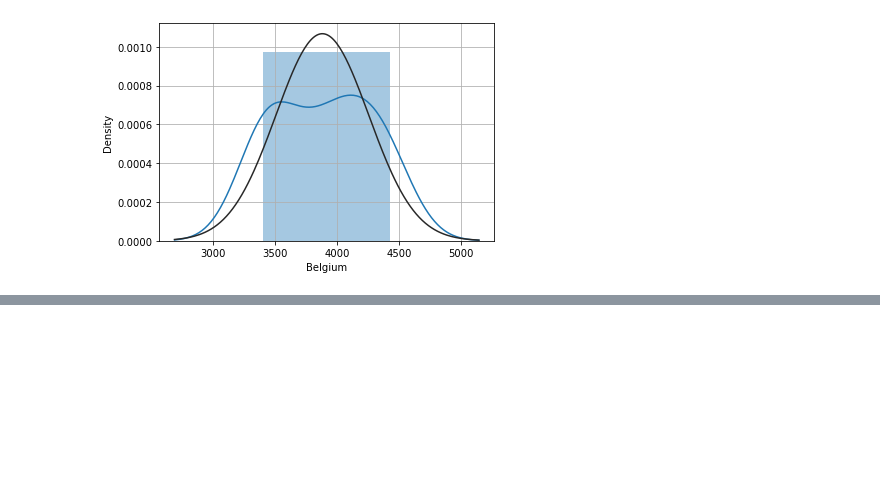
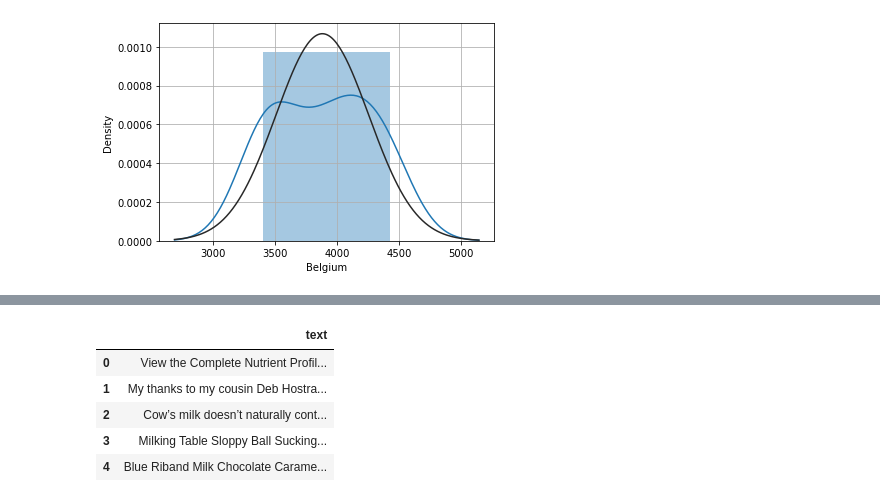
Before and after one commit to sba22421/githubca, a Jupyter notebook: CA2.ipynb, the cells around one changed output, grey strips where cells are left out. Drawn from its saved outputs; the diff is of its cells as text; code cells hidden in the pictures; blank space fills up the shorter version.

```diff
--- a/CA2.ipynb
+++ b/CA2.ipynb
@@ -1524,0 +1545,19 @@ plt.grid()
+# %%
+# Pull tweets from twitter
+
+query = '#Milk -is:retweet lang:en'
+paginator = tweepy.Paginator(
+    client.search_recent_tweets,           # The method you want to use
+    query=query,                           # Some argument for this method
+    max_results=100,                       # How many tweets per page
+    limit=10                               # How many pages to retrieve
+)
+# Get tweets that contain the hashtag #TypeKeywordHere
+# -is:retweet means I don't want retweets
+# lang:en is asking for the tweets to be in english
+
+tweet_list = []
+
+for tweet in paginator.flatten(): # Total number of tweets to retrieve
+    tweet_list.append(tweet)
+    print(tweet)
@@ -1524,0 +1582,12 @@ plt.grid()
+# %%
+#Creating new dataframe and new features
+tweet_list_df = pd.DataFrame(tweet_list)
+tweet_list_df = pd.DataFrame(tweet_list_df['text'])
+tweet_list_df.head(5)
+# %% [output]
+|  | text |
+| 0 | View the Complete Nutrient Profil... |
+| 1 | My thanks to my cousin Deb Hostra... |
+| 2 | Cow’s milk doesn’t naturally cont... |
+| 3 | Milking Table Sloppy Ball Sucking... |
+| 4 | Blue Riband Milk Chocolate Carame... |
```
Also changed, not shown: parts of 11 cells of this notebook.
